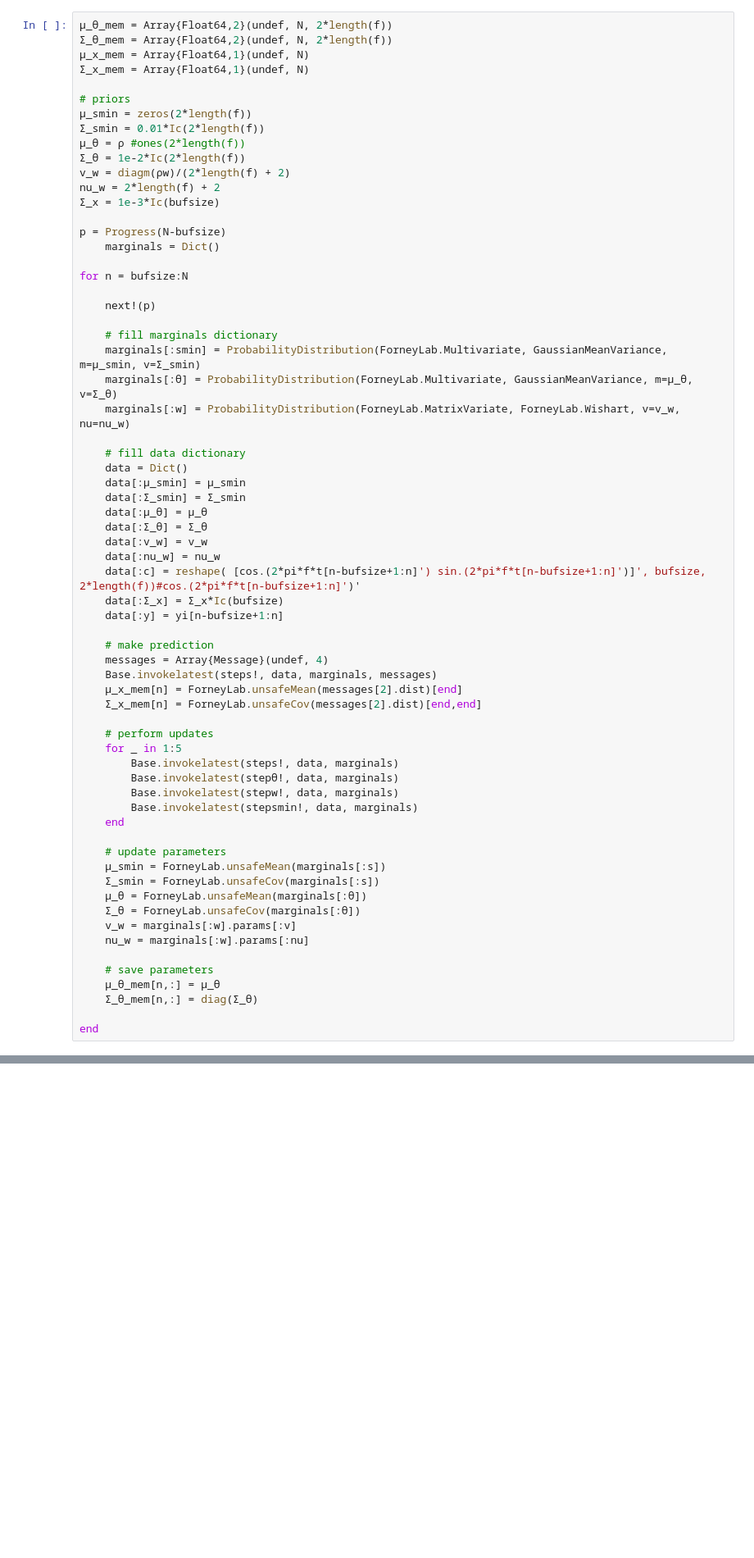
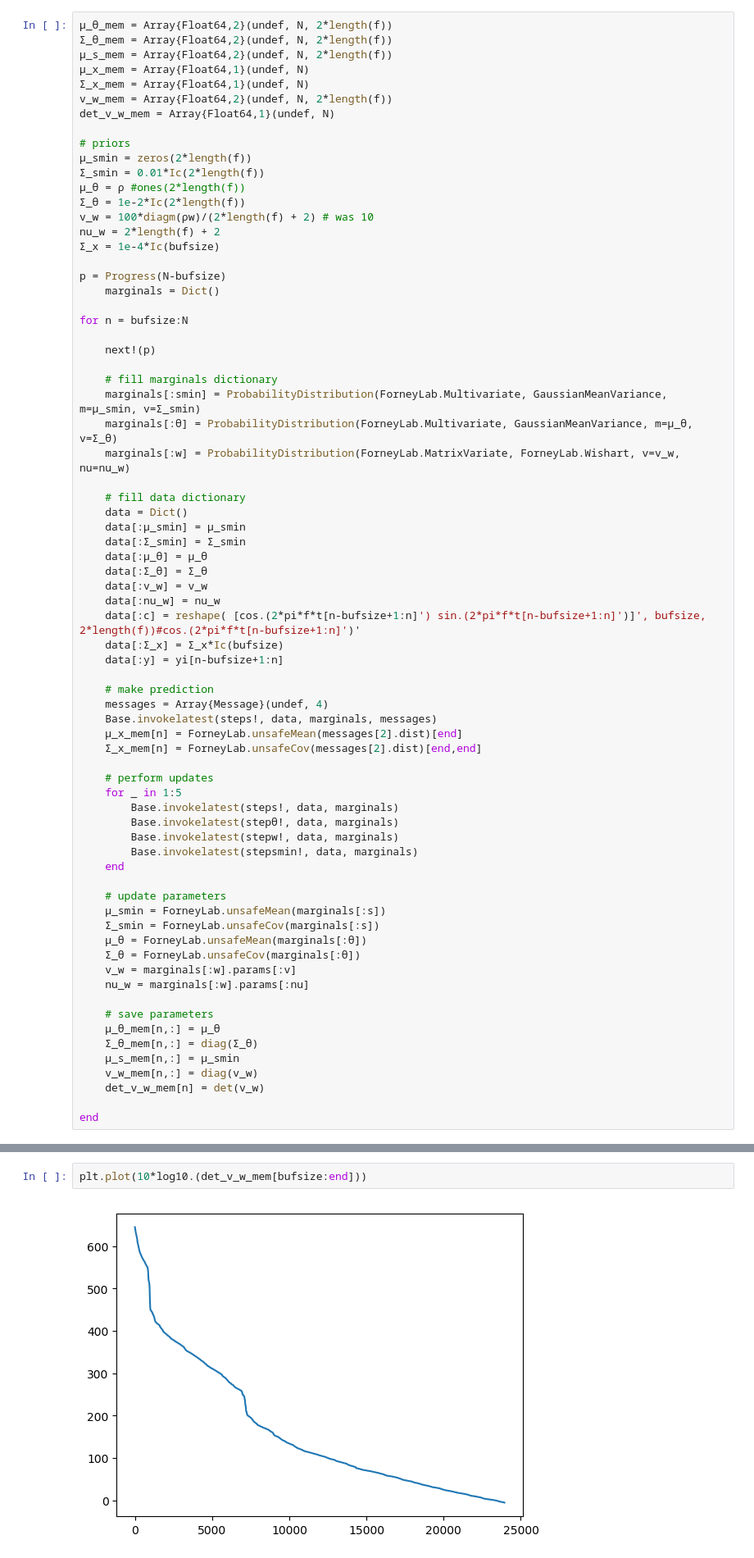
Before and after one commit to biaslab/SituatedSoundscaping, a Jupyter notebook: ARFB_modelling/ARFB_MV_leaves.ipynb, the cells around one changed output, grey strips where cells are left out. Shown at 82% size. Drawn from its saved outputs; the diff is of its cells as text; blank space fills up the shorter version.

```diff
--- a/ARFB_modelling/ARFB_MV_leaves.ipynb
+++ b/ARFB_modelling/ARFB_MV_leaves.ipynb
@@ -265,17 +267,20 @@ yifftr = real.(yifft)
 # %%
 μ_θ_mem = Array{Float64,2}(undef, N, 2*length(f))
 Σ_θ_mem = Array{Float64,2}(undef, N, 2*length(f))
+μ_s_mem = Array{Float64,2}(undef, N, 2*length(f))
 μ_x_mem = Array{Float64,1}(undef, N)
 Σ_x_mem = Array{Float64,1}(undef, N)
+v_w_mem = Array{Float64,2}(undef, N, 2*length(f))
+det_v_w_mem = Array{Float64,1}(undef, N)
 
 # priors
 μ_smin = zeros(2*length(f))
 Σ_smin = 0.01*Ic(2*length(f))
 μ_θ = ρ #ones(2*length(f))
 Σ_θ = 1e-2*Ic(2*length(f))
-v_w = diagm(ρw)/(2*length(f) + 2)
+v_w = 100*diagm(ρw)/(2*length(f) + 2) # was 10
 nu_w = 2*length(f) + 2
-Σ_x = 1e-3*Ic(bufsize)
+Σ_x = 1e-4*Ic(bufsize)
 
 p = Progress(N-bufsize)
     marginals = Dict()
@@ -326,6 +331,9 @@ for n = bufsize:N
     # save parameters
     μ_θ_mem[n,:] = μ_θ
     Σ_θ_mem[n,:] = diag(Σ_θ)
+    μ_s_mem[n,:] = μ_smin
+    v_w_mem[n,:] = diag(v_w)
+    det_v_w_mem[n] = det(v_w)
 
 end
 # %%
@@ -338,0 +347,4 @@ plt.grid()
+# %%
+plt.plot(10*log10.(det_v_w_mem[bufsize:end]))
+# %% [output]
+[figure, added]
```
Also changed, not shown: parts of 10 cells of this notebook, 3 other files.
